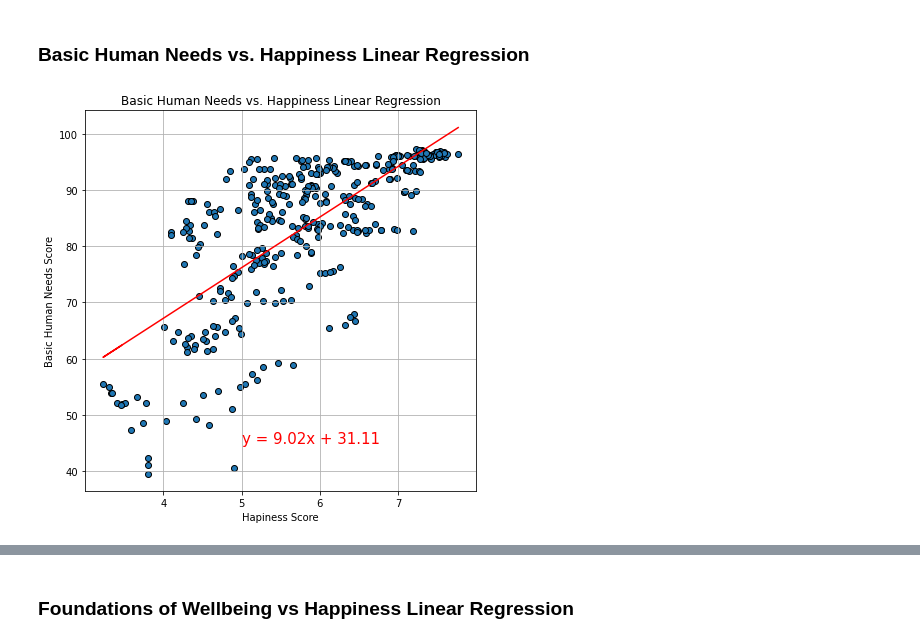
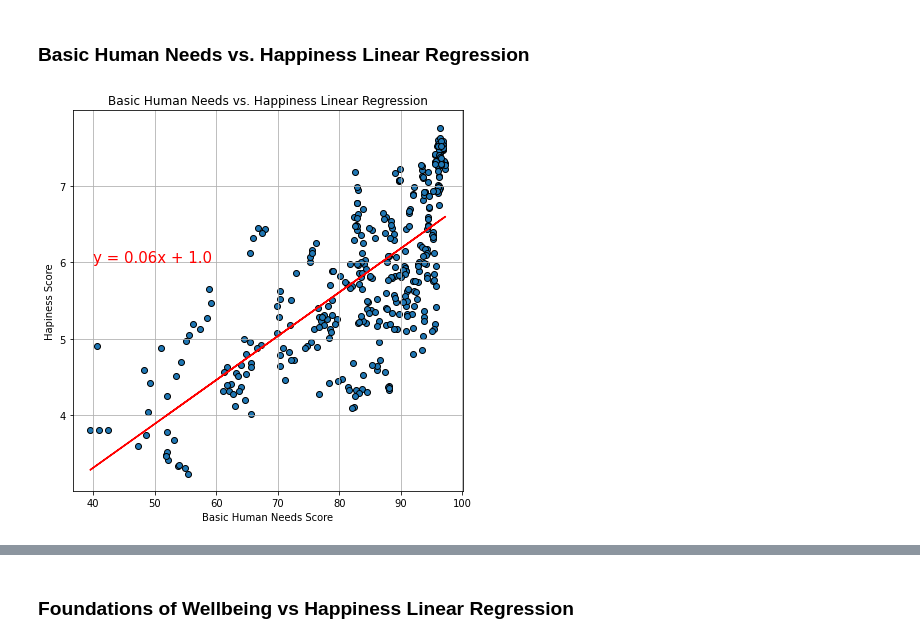
Before and after one commit to chrispope12391/Project-1-, a Jupyter notebook: Project 1_Team5.ipynb, the cells around one changed output, grey strips where cells are left out. Saved outputs shown, nothing was run; the diff lists cells and outputs as text; code cells hidden in the pictures.

Commit message:
Swapped x & y on graphs made by Nick, added r squared analysis and analysis text

```diff
--- a/Project 1_Team5.ipynb
+++ b/Project 1_Team5.ipynb
@@ -338,23 +338,23 @@ R squared: 0.6199444420732403
 ### Basic Human Needs vs. Happiness Linear Regression
 # %%
 # Add the linear regression equation and line to plot
-x_values = project_df['Score_HS']
-y_values = project_df['Basic Human Needs_SP']
+y_values = project_df['Score_HS']
+x_values = project_df['Basic Human Needs_SP']
 (slope, intercept, rvalue, pvalue, stderr) = linregress(x_values, y_values)
 regress_values = x_values * slope + intercept
 line_eq = "y = " + str(round(slope,2)) + "x + " + str(round(intercept,2))
 plt.scatter(x_values,y_values, edgecolors= "black")
 plt.plot(x_values,regress_values,"r-")
-plt.annotate(line_eq,(5,45),fontsize=15,color="red")
+plt.annotate(line_eq,(40,6),fontsize=15,color="red")
 
 # Labels
 plt.title('Basic Human Needs vs. Happiness Linear Regression')
-plt.xlabel('Hapiness Score')
-plt.ylabel('Basic Human Needs Score')
+plt.ylabel('Hapiness Score')
+plt.xlabel('Basic Human Needs Score')
 plt.grid()
 plt.show()
 # %% [output]
-[figure, old version]
+[figure, new version]
 # %%
 score = f"The r value is: {rvalue}"
 if rvalue == 0:
```
Also changed, not shown: parts of 17 cells of this notebook.
